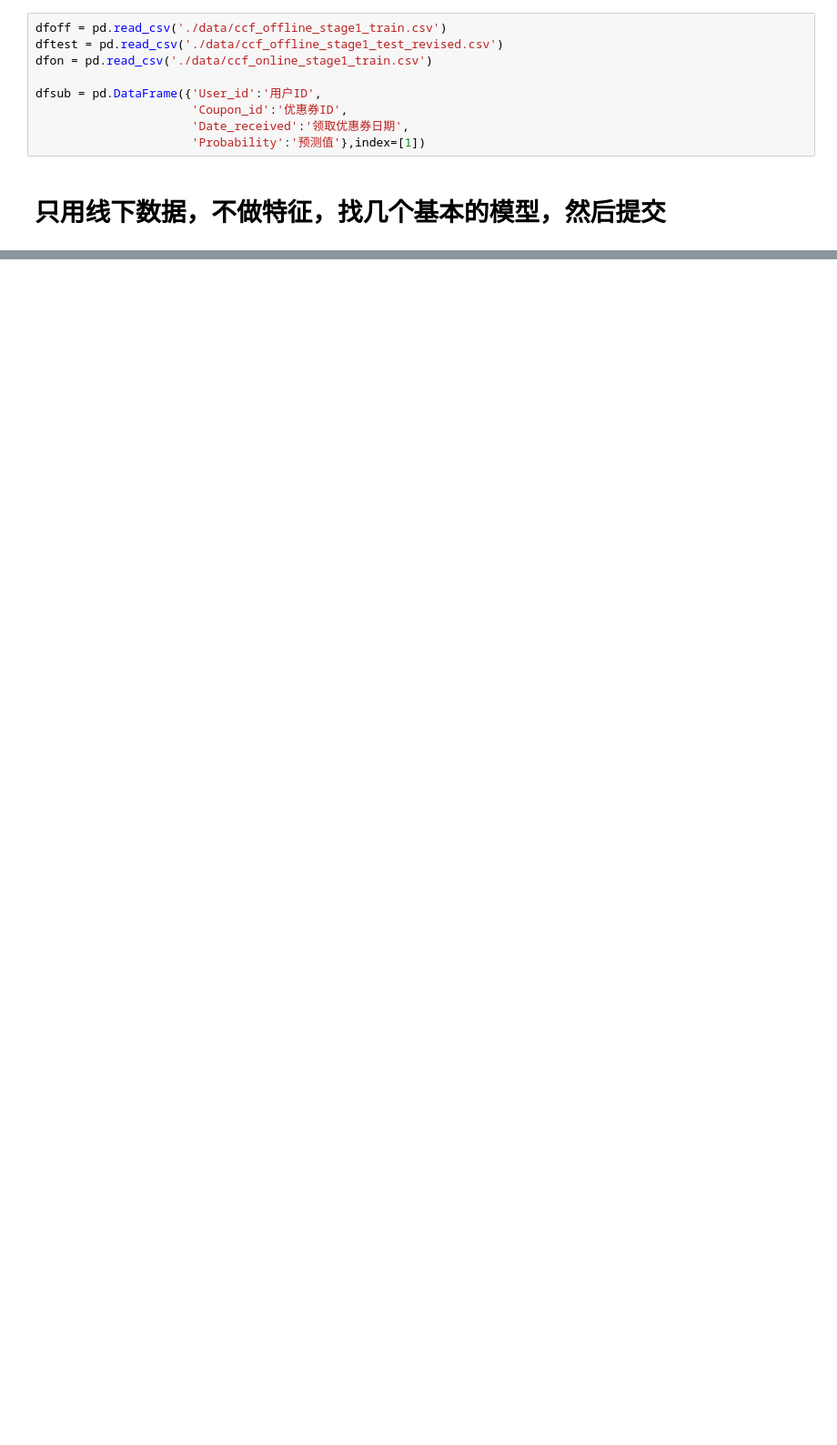
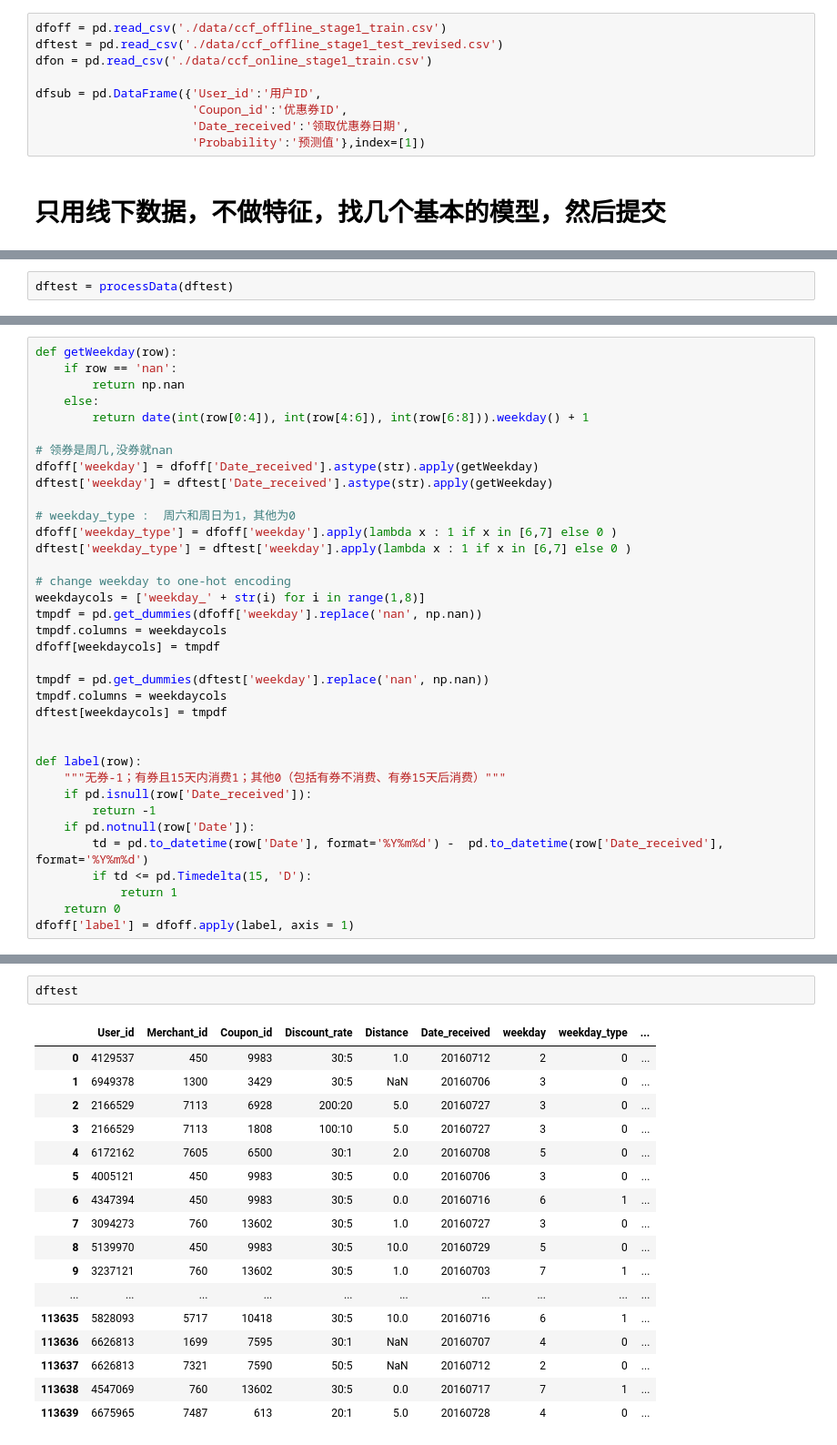
Before and after one commit to shaolei-zuo/myproject, a Jupyter notebook: mcomp/tc_o2o/基本模型.ipynb, the cells around one changed output, grey strips where cells are left out. Shown at 91% size. Drawn from its saved outputs; the diff is of its cells as text; blank space fills up the shorter version.

```diff
--- a/mcomp/tc_o2o/基本模型.ipynb
+++ b/mcomp/tc_o2o/基本模型.ipynb
@@ -80,0 +107,2 @@ Name: label, dtype: int64
+# %%
+dftest = processData(dftest)
@@ -80,0 +135,36 @@ Name: label, dtype: int64
+# %%
+def getWeekday(row):
+    if row == 'nan':
+        return np.nan
+    else:
+        return date(int(row[0:4]), int(row[4:6]), int(row[6:8])).weekday() + 1
+
+# 领券是周几,没券就nan
+dfoff['weekday'] = dfoff['Date_received'].astype(str).apply(getWeekday)
+dftest['weekday'] = dftest['Date_received'].astype(str).apply(getWeekday)
+
+# weekday_type :  周六和周日为1，其他为0
+dfoff['weekday_type'] = dfoff['weekday'].apply(lambda x : 1 if x in [6,7] else 0 )
+dftest['weekday_type'] = dftest['weekday'].apply(lambda x : 1 if x in [6,7] else 0 )
+
+# change weekday to one-hot encoding
+weekdaycols = ['weekday_' + str(i) for i in range(1,8)]
+tmpdf = pd.get_dummies(dfoff['weekday'].replace('nan', np.nan))
+tmpdf.columns = weekdaycols
+dfoff[weekdaycols] = tmpdf
+
+tmpdf = pd.get_dummies(dftest['weekday'].replace('nan', np.nan))
+tmpdf.columns = weekdaycols
+dftest[weekdaycols] = tmpdf
+
+
+def label(row):
+    """无券-1；有券且15天内消费1；其他0（包括有券不消费、有券15天后消费）"""
+    if pd.isnull(row['Date_received']):
+        return -1
+    if pd.notnull(row['Date']):
+        td = pd.to_datetime(row['Date'], format='%Y%m%d') -  pd.to_datetime(row['Date_received'], format='%Y%m%d')
+        if td <= pd.Timedelta(15, 'D'):
+            return 1
+    return 0
+dfoff['label'] = dfoff.apply(label, axis = 1)
@@ -92,0 +232,20 @@ dfall.head()
+# %%
+dftest
+# %% [output]
+|  | User_id | Merchant_id | Coupon_id | Discount_rate | Distance | Date_received | weekday | weekday_type | ... |
+| 0 | 4129537 | 450 | 9983 | 30:5 | 1.0 | 20160712 | 2 | 0 | ... |
+| 1 | 6949378 | 1300 | 3429 | 30:5 | NaN | 20160706 | 3 | 0 | ... |
+| 2 | 2166529 | 7113 | 6928 | 200:20 | 5.0 | 20160727 | 3 | 0 | ... |
+| 3 | 2166529 | 7113 | 1808 | 100:10 | 5.0 | 20160727 | 3 | 0 | ... |
+| 4 | 6172162 | 7605 | 6500 | 30:1 | 2.0 | 20160708 | 5 | 0 | ... |
+| 5 | 4005121 | 450 | 9983 | 30:5 | 0.0 | 20160706 | 3 | 0 | ... |
+| 6 | 4347394 | 450 | 9983 | 30:5 | 0.0 | 20160716 | 6 | 1 | ... |
+| 7 | 3094273 | 760 | 13602 | 30:5 | 1.0 | 20160727 | 3 | 0 | ... |
+| 8 | 5139970 | 450 | 9983 | 30:5 | 10.0 | 20160729 | 5 | 0 | ... |
+| 9 | 3237121 | 760 | 13602 | 30:5 | 1.0 | 20160703 | 7 | 1 | ... |
+| ... | ... | ... | ... | ... | ... | ... | ... | ... | ... |
+| 113635 | 5828093 | 5717 | 10418 | 30:5 | 10.0 | 20160716 | 6 | 1 | ... |
+| 113636 | 6626813 | 1699 | 7595 | 30:1 | NaN | 20160707 | 4 | 0 | ... |
+| 113637 | 6626813 | 7321 | 7590 | 50:5 | NaN | 20160712 | 2 | 0 | ... |
+| 113638 | 4547069 | 760 | 13602 | 30:5 | 0.0 | 20160717 | 7 | 1 | ... |
+| 113639 | 6675965 | 7487 | 613 | 20:1 | 5.0 | 20160728 | 4 | 0 | ... |
```
Also changed, not shown: parts of 37 cells of this notebook, 2 other files.
